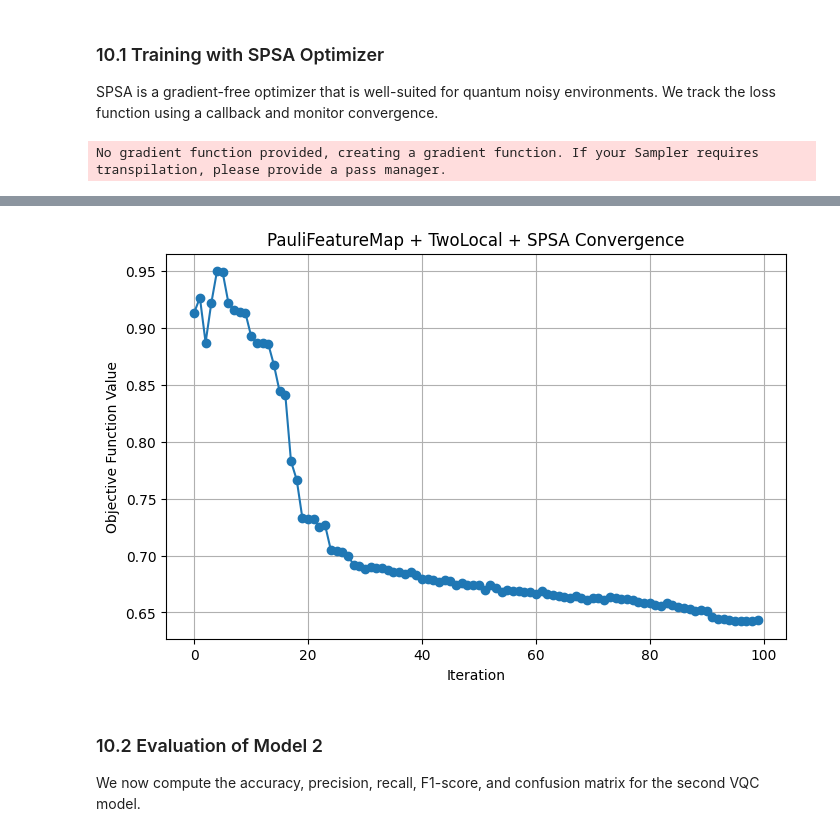
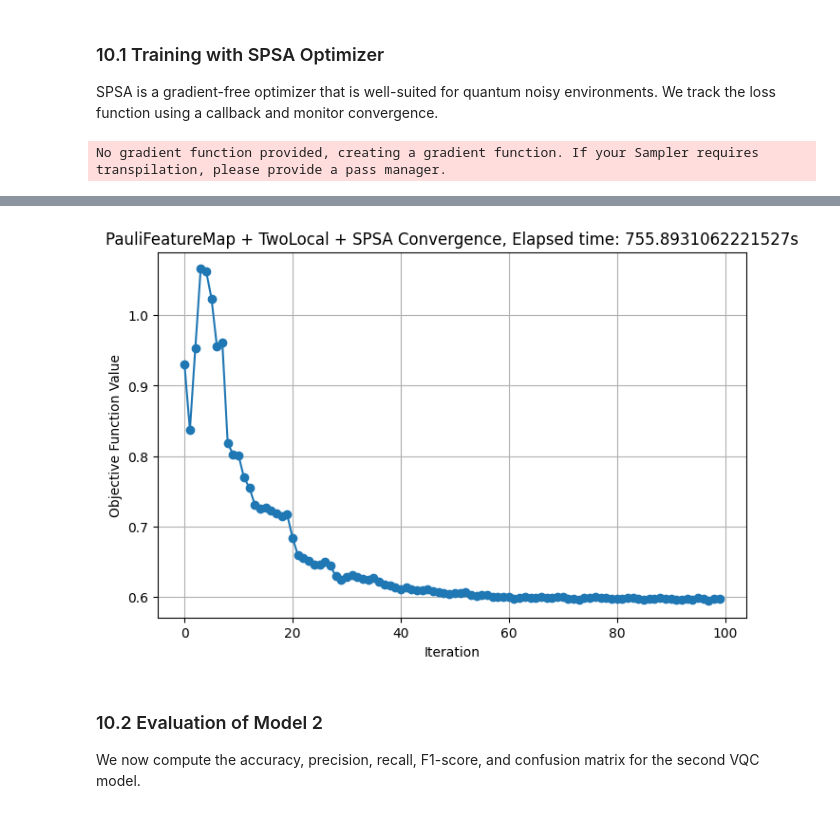
Before and after one commit to Mir-Ilham/SQA-2026-Quantum-Based-Network-Anomaly-Detection-VQC, a Jupyter notebook: Working_Copy_Quantum_Based_Anomaly_Detection_VQC 2026.ipynb, the cells around one changed output, grey strips where cells are left out. Drawn from its saved outputs; the diff is of its cells as text; code cells hidden in the pictures.

Commit message:
Add run log for experiments 2 and 3 on varying random seed

```diff
--- a/Working_Copy_Quantum_Based_Anomaly_Detection_VQC 2026.ipynb
+++ b/Working_Copy_Quantum_Based_Anomaly_Detection_VQC 2026.ipynb
@@ -41,0 +72,11 @@ No internal changes are made to Qiskit’s VQC or underlying quantum components.
+# %%
+# ----------------------------
+# Save parameters to experiments/runX.json
+# ----------------------------
+run_number = params["run"]
+param_file = EXPERIMENTS_DIR / f"parameters_run{run_number}.json"
+
+with open(param_file, "w", encoding="utf-8") as f:
+    json.dump(params, f, indent=4)
+
+print(f"Parameters saved to: {param_file}")
@@ -44,15 +113,13 @@ No internal changes are made to Qiskit’s VQC or underlying quantum components.
 
 We simulate structured time-based snapshots of network traffic for classification.
 # %%
-# !pip install -U qiskit qiskit-aer qiskit-machine-learning qiskit-algorithms
-# !pip install pylatexenc matplotlib pydot latex
 import numpy as np
 import pandas as pd
 import matplotlib.pyplot as plt
 import seaborn as sns
 
 # Reproducibility
-np.random.seed(42)
+np.random.seed(params['random_seed'])
 
 def generate_network_traffic_data(n_samples=1000, anomaly_ratio=0.5):
     n_anomalous = int(n_samples * anomaly_ratio)
@@ -80,7 +147,7 @@ def generate_network_traffic_data(n_samples=1000, anomaly_ratio=0.5):
     return pd.DataFrame(X, columns=["packets_per_sec", "bytes_per_sec", "packet_drop_rate", "protocol_id"]), y
 
 # Generate dataset
-X_df, y = generate_network_traffic_data(n_samples=1000, anomaly_ratio=0.5)
+X_df, y = generate_network_traffic_data(n_samples=params['n_samples'], anomaly_ratio=params['anomaly_ratio'])
 # %% [markdown]
 ## 5. Preprocessing Pipeline
 
@@ -91,7 +158,7 @@ from sklearn.preprocessing import StandardScaler
 from sklearn.model_selection import train_test_split
 
 # Train/test split
-X_train, X_test, y_train, y_test = train_test_split(X_df, y, test_size=0.3, stratify=y, random_state=42)
+X_train, X_test, y_train, y_test = train_test_split(X_df, y, test_size=params['test_size'], stratify=y, random_state=params['random_seed'])
 
 # Scale features
 scaler = StandardScaler()
@@ -183,7 +262,6 @@ import time
 # =========================
 # Setup
 # =========================
-np.random.seed(42)
 loss_vals = []
 
 # ✅ THIS CALLBACK *WILL* BE CALLED
@@ -213,7 +291,7 @@ qnn = EstimatorQNN(
     estimator=estimator
 )
 
-optimizer = SPSA(maxiter=100)
+optimizer = SPSA(maxiter=params['maxiter'])
 
 classifier = NeuralNetworkClassifier(
     neural_network=qnn,
@@ -243,8 +321,12 @@ plt.figure(figsize=(8, 5))
 plt.plot(loss_vals, marker="o")
 plt.xlabel("Iteration")
 plt.ylabel("Objective Function Value")
-plt.title("EstimatorQNN + SPSA Convergence")
+plt.title(f"EstimatorQNN + SPSA Convergence, Elapsed time: {end - start}s")
 plt.grid(True)
+
+plot_path = RESULTS_DIR / "VQC-Model-1-Loss-Curve.png"
+plt.savefig(plot_path, dpi=300, bbox_inches='tight')
+
 plt.show()
 # %% [output]
 No gradient function provided, creating a gradient function. If your Estimator requires transpilation, please provide a pass manager.
@@ -430,7 +516,7 @@ def callback(nfev, params, value, stepsize, accepted):
     print(f"[{nfev:03}] Loss: {value:.6f}")
     loss_vals_2.append(value)
 
-optimizer = SPSA(maxiter=100)
+optimizer = SPSA(maxiter=params['maxiter'])
 
 classifier_2 = NeuralNetworkClassifier(
     neural_network=qnn,
@@ -459,8 +545,13 @@ plt.figure(figsize=(8, 5))
 plt.plot(loss_vals, marker="o")
 plt.xlabel("Iteration")
 plt.ylabel("Objective Function Value")
-plt.title("PauliFeatureMap + TwoLocal + SPSA Convergence")
+
+plt.title(f"PauliFeatureMap + TwoLocal + SPSA Convergence, Elapsed time: {end - start}s")
 plt.grid(True)
+
+plot_path = RESULTS_DIR / "VQC-Model-2-Loss-Curve.png"
+plt.savefig(plot_path, dpi=300, bbox_inches='tight')
+
 plt.show()
 # %% [output]
 No gradient function provided, creating a gradient function. If your Sampler requires transpilation, please provide a pass manager.
@@ -483,5 +574,5 @@ Elapsed time: 1471.62 seconds
 Loss values recorded: 100
-[figure, old version]
+[figure, new version]
 # %% [markdown]
 
 ### 10.2 Evaluation of Model 2
```
Also changed, not shown: parts of 32 cells of this notebook, 44 other files.
